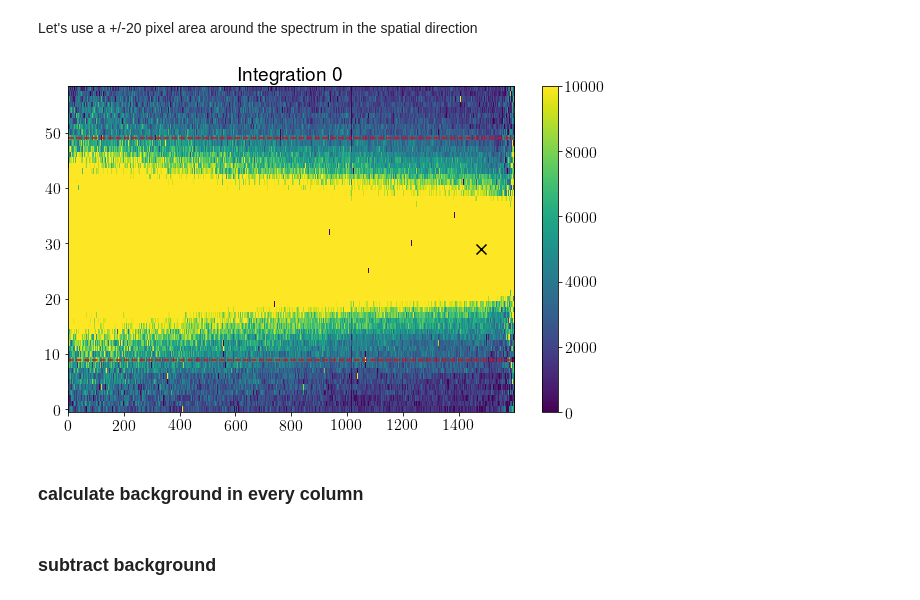
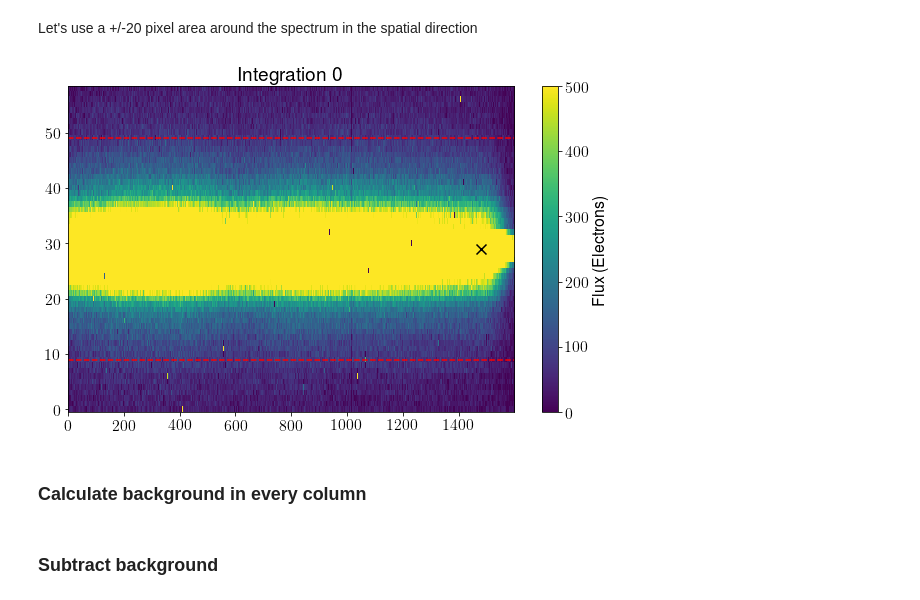
Before and after one commit to kevin218/Eureka, a Jupyter notebook: docs/source/intro.ipynb, the cells around one changed output. Cells and saved outputs as stored; diff of their text form; code cells hidden in the pictures.

```diff
--- a/docs/source/intro.ipynb
+++ b/docs/source/intro.ipynb
@@ -46,10 +60,9 @@ Here, a WASP-43 b-like planet with artificial spectral features is simulated fro
 # %%
 # Set the path where the simulated JWST NIRCam Stage 2 data is saved
-datadir = '/home/zieba/Desktop/Data/JWST_simulated_data_may2021/NIRCam/Stage2/'
+datadir = '/home/zieba/Desktop/Data/JWST_simulated_data_may2021/hackathon/Simulated_JWST_Data/NIRCam/stage2/'
 
-#
-suffix = 'calints'  # Data file suffix
-
+# Data file suffix
+suffix = 'calints'
 
 segment_list = []
 for fname in os.listdir(datadir):
@@ -82,4 +81,5 @@ Note that the data themselves are divided into “segments,” with each individ
 # %% [markdown]
 ### Header of a fits file
 # %%
-filename = segment_list[8]
+filename = segment_list[0]
+filename
@@ -159,0 +221,8 @@ shdr['BUNIT']
+# %%
+# Convert from brightness units (MJy/sr) to Electrons
+
+photfile = '/home/zieba/Desktop/Data/JWST_simulated_data_may2021/hackathon/Simulated_JWST_Data/NIRCam/ancil/jwst_nircam_photom_0064.fits'
+subdata, suberr, subv0 = b2f.bright2dn(subdata, suberr, subv0, subwave, photfile, mhdr, shdr)
+
+gainfile = '/home/zieba/Desktop/Data/JWST_simulated_data_may2021/hackathon/Simulated_JWST_Data/NIRCam/ancil/jwst_nircam_gain_0056.fits'
+subdata, suberr, subv0 = b2f.dn2electrons(subdata, suberr, subv0, gainfile, mhdr, ywindow, xwindow)
@@ -223,19 +270,19 @@ ap_y2   = int(src_ypos + spec_hw)
 # %%
 
 #print(d[1].data)
 fig, ax = plt.subplots(1,1,figsize=(10,6))
 
-im = ax.imshow(subdata[0], origin = 'lower', aspect='auto',  vmin=0, vmax=10000)
+im = ax.imshow(subdata[0], origin = 'lower', aspect='auto',  vmin=0, vmax=500)
 ax.scatter(src_xpos, src_ypos, marker='x', c='k', s=100)
 ax.axhline(bg_y1, c='r', ls='--')
 ax.axhline(bg_y2, c='r', ls='--')
-fig.colorbar(im)
+fig.colorbar(im, label='Flux (Electrons)')
 #plt.tight_layout()
 ax.set_title('Integration {0}'.format(0))
 plt.show()
 plt.close()
 # %% [output]
-[figure, old version]
+[figure, new version]
 # %%
 submask = np.zeros(subdata.shape)
 
@@ -247,6 +291,6 @@ submask[:,bg_y2:  ] = 1
 # %% [markdown]
-### calculate background in every column
+### Calculate background in every column
 # %%
 bg = np.array([[np.median(subdata[0, :, i][np.where(submask[0, :, i])])]*59 for i in range(1600)]).T
 # %% [markdown]
-### subtract background
+### Subtract background
```
Also changed, not shown: parts of 65 cells of this notebook.
